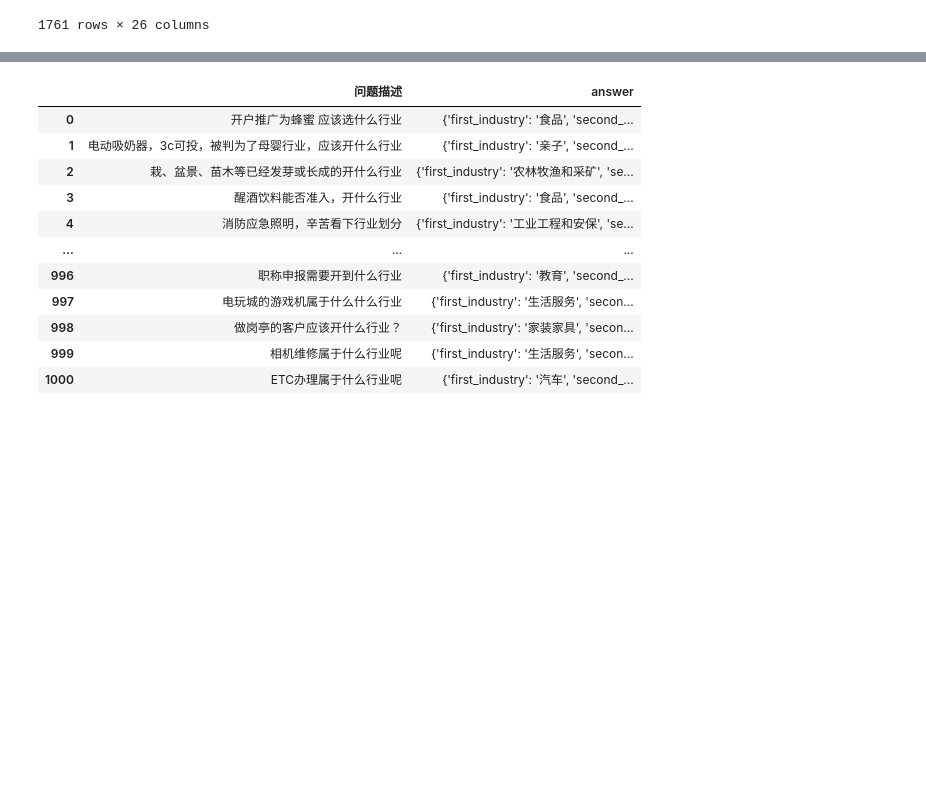
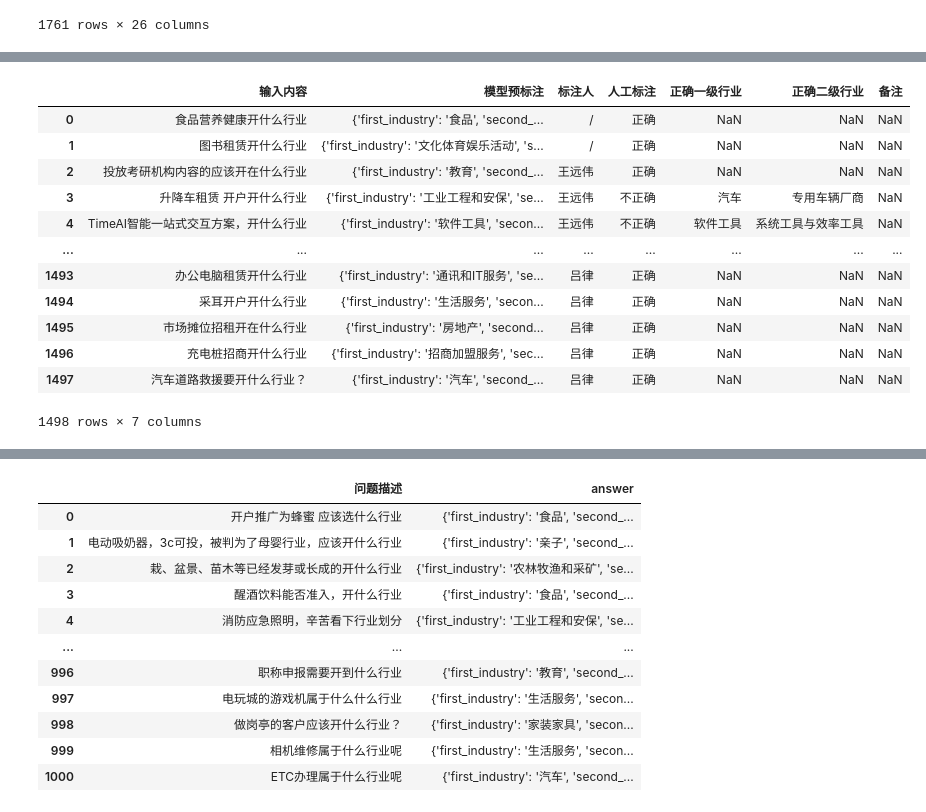
Before and after one commit to yenanjing/OpenZero, a Jupyter notebook: examples/data_preprocess/open_industry.ipynb, the cells around one changed output, grey strips where cells are left out. Drawn from its saved outputs; the diff is of its cells as text; code cells hidden in the pictures; blank space fills up the shorter version.

```diff
--- a/examples/data_preprocess/open_industry.ipynb
+++ b/examples/data_preprocess/open_industry.ipynb
@@ -19,0 +39,21 @@ df
+# %%
+condition = (df['人工标注'] == '不正确') & (
+    df['正确一级行业'].isna() | df['正确二级行业'].isna()
+)
+df = df[~condition]
+df = df.reset_index(drop=True)
+df
+# %% [output]
+|  | 输入内容 | 模型预标注 | 标注人 | 人工标注 | 正确一级行业 | 正确二级行业 | 备注 |
+| 0 | 食品营养健康开什么行业 | {'first_industry': '食品', 'second_... | / | 正确 | NaN | NaN | NaN |
+| 1 | 图书租赁开什么行业 | {'first_industry': '文化体育娱乐活动', 's... | / | 正确 | NaN | NaN | NaN |
+| 2 | 投放考研机构内容的应该开在什么行业 | {'first_industry': '教育', 'second_... | 王远伟 | 正确 | NaN | NaN | NaN |
+| 3 | 升降车租赁 开户开什么行业 | {'first_industry': '工业工程和安保', 'se... | 王远伟 | 不正确 | 汽车 | 专用车辆厂商 | NaN |
+| 4 | TimeAI智能一站式交互方案，开什么行业 | {'first_industry': '软件工具', 'secon... | 王远伟 | 不正确 | 软件工具 | 系统工具与效率工具 | NaN |
+| ... | ... | ... | ... | ... | ... | ... | ... |
+| 1493 | 办公电脑租赁开什么行业 | {'first_industry': '通讯和IT服务', 'se... | 吕律 | 正确 | NaN | NaN | NaN |
+| 1494 | 采耳开户开什么行业 | {'first_industry': '生活服务', 'secon... | 吕律 | 正确 | NaN | NaN | NaN |
+| 1495 | 市场摊位招租开在什么行业 | {'first_industry': '房地产', 'second... | 吕律 | 正确 | NaN | NaN | NaN |
+| 1496 | 充电桩招商开什么行业 | {'first_industry': '招商加盟服务', 'sec... | 吕律 | 正确 | NaN | NaN | NaN |
+| 1497 | 汽车道路救援要开什么行业？ | {'first_industry': '汽车', 'second_... | 吕律 | 正确 | NaN | NaN | NaN |
+1498 rows × 7 columns
```
Also changed, not shown: parts of 5 cells of this notebook, 3 other files.
